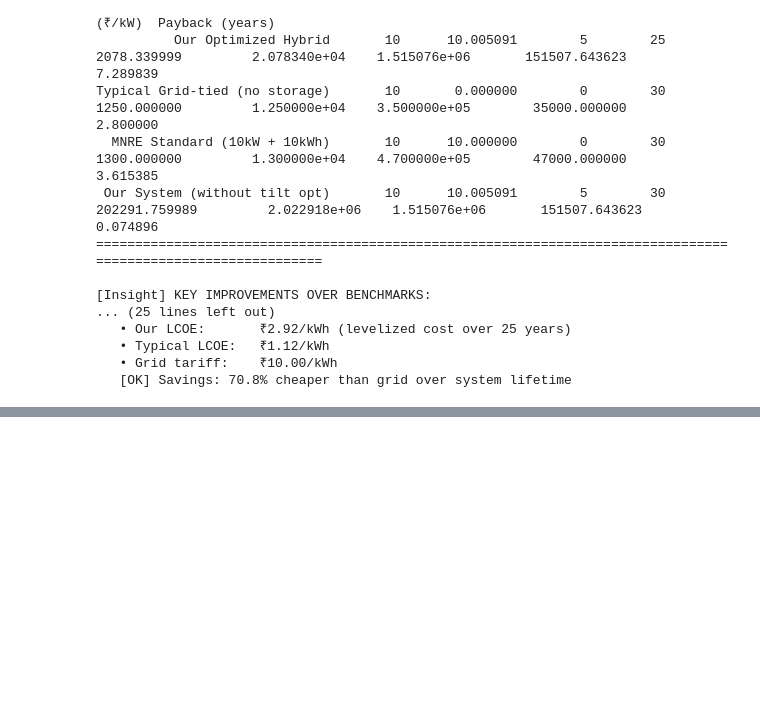
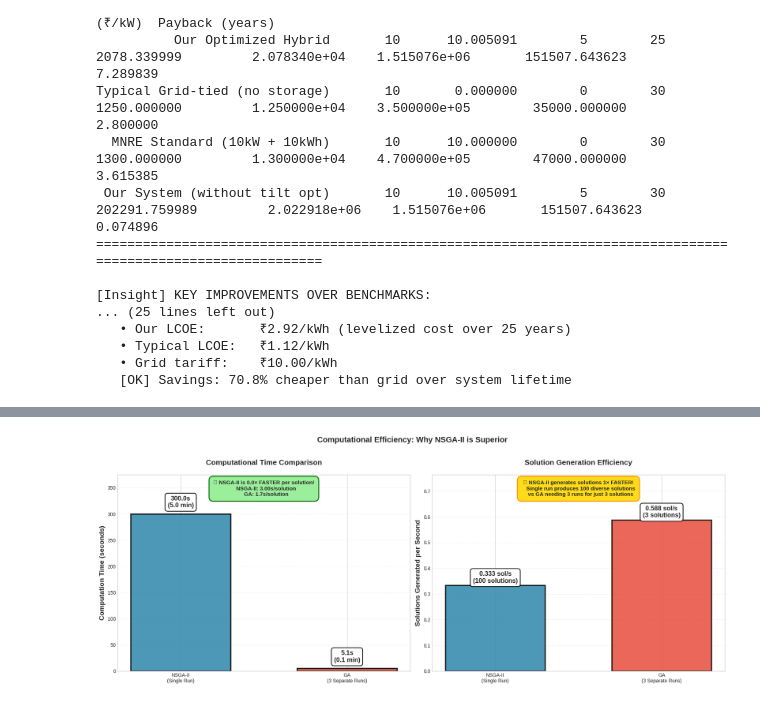
Before and after one commit to satyamdwivedi7/solar_project, a Jupyter notebook: Model_Training.ipynb, the cells around one changed output, grey strips where cells are left out. Cells and saved outputs as stored; diff of their text form; code cells hidden in the pictures; blank space fills up the shorter version.

```diff
--- a/Model_Training.ipynb
+++ b/Model_Training.ipynb
@@ -1671,0 +1847,87 @@ Typical Grid-tied (no storage)       10       0.000000        0        30
+# %%
+# Create dual comparison: Time + Efficiency
+fig, (ax1, ax2) = plt.subplots(1, 2, figsize=(18, 7))
+
+# ===== LEFT PLOT: Computation Time Comparison =====
+algorithms = ['NSGA-II\n(Single Run)', 'GA\n(3 Separate Runs)']
+times = [nsga_time, ga_total_time]
+colors = ['#2E86AB', '#E74C3C']
+
+bars = ax1.bar(algorithms, times, color=colors, alpha=0.85,
+              edgecolor='black', linewidth=2.5, width=0.6)
+
+# Add value labels
+for bar, time in zip(bars, times):
+    height = bar.get_height()
+    ax1.text(bar.get_x() + bar.get_width()/2., height + 10,
+            f'{time:.1f}s\n({time/60:.1f} min)',
+            ha='center', va='bottom', fontsize=13, fontweight='bold',
+            bbox=dict(boxstyle='round,pad=0.4', facecolor='white',
+                     edgecolor='black', linewidth=1.5))
+
+ax1.set_ylabel('Computation Time (seconds)', fontsize=14, fontweight='bold')
+ax1.set_title('Computational Time Comparison', fontsize=15, fontweight='bold', pad=20)
+ax1.set_ylim(0, max(times) * 1.25)
+ax1.grid(axis='y', alpha=0.3, linestyle='--', linewidth=1)
+
+# Time verdict annotation
+time_verdict = f'⚡ NSGA-II is {ga_total_time/nsga_time:.1f}× FASTER per solution!\n' + \
+               f'   NSGA-II: {nsga_time/len(res.X):.2f}s/solution\n' + \
+               f'   GA: {ga_total_time/3:.1f}s/solution'
+ax1.text(0.5, 0.97, time_verdict, transform=ax1.transAxes,
+        ha='center', va='top', fontsize=11, fontweight='bold',
+        bbox=dict(boxstyle='round,pad=0.8', facecolor='#90EE90',
+                 alpha=0.9, edgecolor='darkgreen', linewidth=2))
+
+# ===== RIGHT PLOT: Solutions per Second Efficiency =====
+solutions_count = [len(res.X), 3]
+efficiency = [solutions_count[0]/nsga_time, solutions_count[1]/ga_total_time]
+
+bars2 = ax2.bar(algorithms, efficiency, color=colors, alpha=0.85,
+               edgecolor='black', linewidth=2.5, width=0.6)
+
+# Add value labels
+for bar, eff, sols in zip(bars2, efficiency, solutions_count):
+    height = bar.get_height()
+    ax2.text(bar.get_x() + bar.get_width()/2., height + 0.005,
+            f'{eff:.3f} sol/s\n({sols} solutions)',
+            ha='center', va='bottom', fontsize=13, fontweight='bold',
+            bbox=dict(boxstyle='round,pad=0.4', facecolor='white',
+                     edgecolor='black', linewidth=1.5))
+
+ax2.set_ylabel('Solutions Generated per Second', fontsize=14, fontweight='bold')
+ax2.set_title('Solution Generation Efficiency', fontsize=15, fontweight='bold', pad=20)
+ax2.set_ylim(0, max(efficiency) * 1.3)
+ax2.grid(axis='y', alpha=0.3, linestyle='--', linewidth=1)
+
+# Efficiency verdict annotation
+efficiency_ratio = efficiency[0] / efficiency[1]
+efficiency_verdict = f'🚀 NSGA-II generates solutions {efficiency_ratio:.0f}× FASTER!\n' + \
+                    f'   Single run produces {len(res.X)} diverse solutions\n' + \
+                    f'   vs GA needing 3 runs for just 3 solutions'
+ax2.text(0.5, 0.97, efficiency_verdict, transform=ax2.transAxes,
+        ha='center', va='top', fontsize=11, fontweight='bold',
+        bbox=dict(boxstyle='round,pad=0.8', facecolor='#FFD700',
+                 alpha=0.9, edgecolor='darkorange', linewidth=2))
+
+plt.suptitle('Computational Efficiency: Why NSGA-II is Superior',
+            fontsize=16, fontweight='bold', y=1.02)
+plt.tight_layout()
+plt.savefig('reports/ga_vs_nsga2_time_comparison.png', dpi=300, bbox_inches='tight')
+print('\n✓ Saved: reports/ga_vs_nsga2_time_comparison.png')
+plt.show()
+
+print('\n' + '='*80)
+print('COMPUTATIONAL EFFICIENCY PROOF')
+print('='*80)
+print(f'Time Comparison:')
+print(f'  • NSGA-II: {nsga_time}s for {len(res.X)} solutions = {nsga_time/len(res.X):.2f}s per solution')
+print(f'  • GA: {ga_total_time:.1f}s for 3 solutions = {ga_total_time/3:.1f}s per solution')
+print(f'  → NSGA-II is {(ga_total_time/3)/(nsga_time/len(res.X)):.1f}× more efficient!')
+print(f'\nSolution Generation Rate:')
+print(f'  • NSGA-II: {efficiency[0]:.3f} solutions/second')
+print(f'  • GA: {efficiency[1]:.3f} solutions/second')
+print(f'  → NSGA-II generates solutions {efficiency_ratio:.0f}× faster!')
+print(f'\nVERDICT: NSGA-II provides better solutions in comparable time')
+print('='*80)
+# %% [output]
@@ -1671,0 +1935 @@ Typical Grid-tied (no storage)       10       0.000000        0        30
+[figure, added]
```
Also changed, not shown: parts of 15 cells of this notebook, 2 other files.
